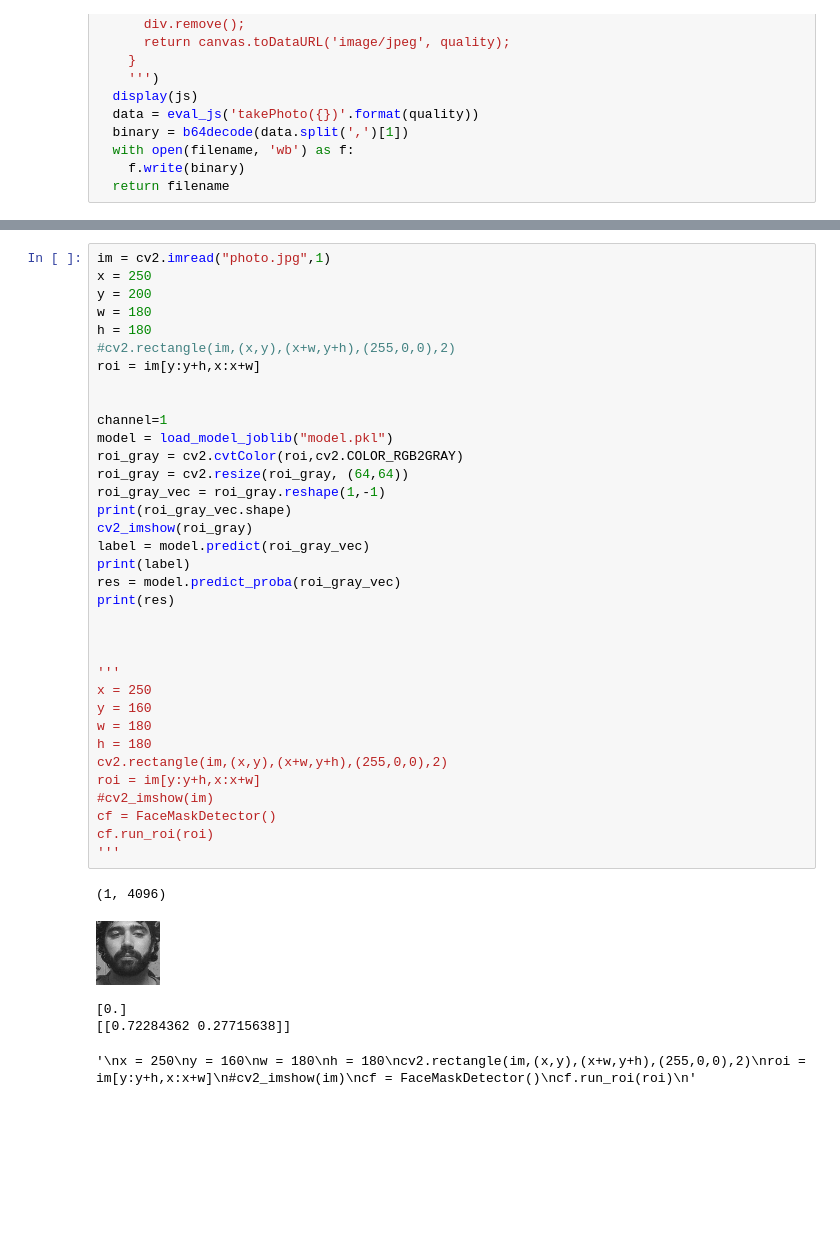
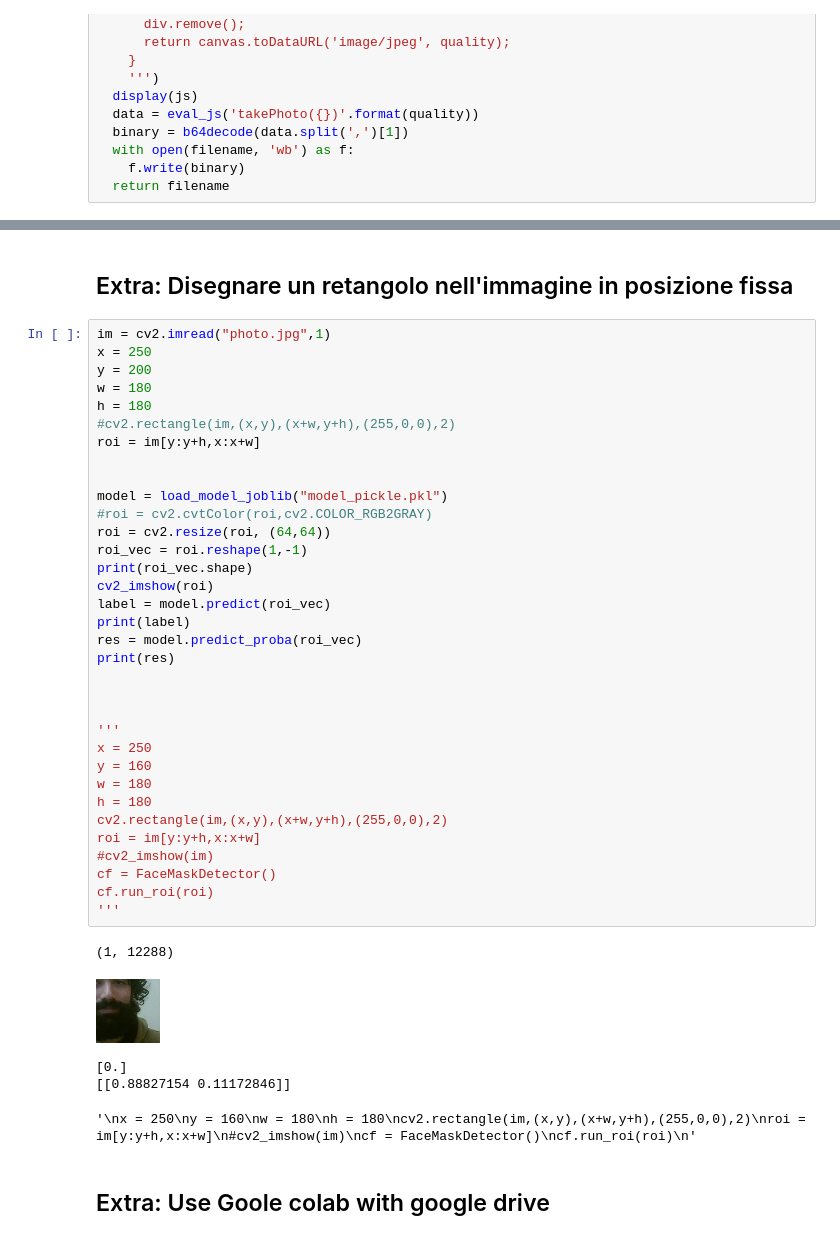
Before and after one commit to visiont3lab/covid-mask-classifier, a Jupyter notebook: Classification_Project_class2.ipynb, the cells around one changed output, grey strips where cells are left out. Cells and saved outputs as stored; diff of their text form; blank space fills up the shorter version.

```diff
--- a/Classification_Project_class2.ipynb
+++ b/Classification_Project_class2.ipynb
@@ -623,41 +688,44 @@ Mask: 1.0
+# %% [markdown]
+## Extra: Disegnare un retangolo nell'immagine in posizione fissa
 # %%
 im = cv2.imread("photo.jpg",1)
 x = 250
 y = 200
 w = 180
 h = 180
 #cv2.rectangle(im,(x,y),(x+w,y+h),(255,0,0),2)
 roi = im[y:y+h,x:x+w]
 
 
-channel=1
-model = load_model_joblib("model.pkl")
-roi_gray = cv2.cvtColor(roi,cv2.COLOR_RGB2GRAY)
-roi_gray = cv2.resize(roi_gray, (64,64))
-roi_gray_vec = roi_gray.reshape(1,-1)
-print(roi_gray_vec.shape)
-cv2_imshow(roi_gray)
-label = model.predict(roi_gray_vec)
+model = load_model_joblib("model_pickle.pkl")
+#roi = cv2.cvtColor(roi,cv2.COLOR_RGB2GRAY)
+roi = cv2.resize(roi, (64,64))
+roi_vec = roi.reshape(1,-1)
+print(roi_vec.shape)
+cv2_imshow(roi)
+label = model.predict(roi_vec)
 print(label)
-res = model.predict_proba(roi_gray_vec)
+res = model.predict_proba(roi_vec)
 print(res)
 
 
 
 '''
 x = 250
 y = 160
 w = 180
 h = 180
 cv2.rectangle(im,(x,y),(x+w,y+h),(255,0,0),2)
 roi = im[y:y+h,x:x+w]
 #cv2_imshow(im)
 cf = FaceMaskDetector()
 cf.run_roi(roi)
 '''
 # %% [output]
-(1, 4096)
+(1, 12288)
-[figure, old version]
+[figure, new version]
 [0.]
-[[0.72284362 0.27715638]]
+[[0.88827154 0.11172846]]
 '\nx = 250\ny = 160\nw = 180\nh = 180\ncv2.rectangle(im,(x,y),(x+w,y+h),(255,0,0),2)\nroi = im[y:y+h,x:x+w]\n#cv2_imshow(im)\ncf = FaceMaskDetector()\ncf.run_roi(roi)\n'
+# %% [markdown]
+## Extra: Use Goole colab with google drive
```
Also changed, not shown: parts of 30 cells of this notebook.
